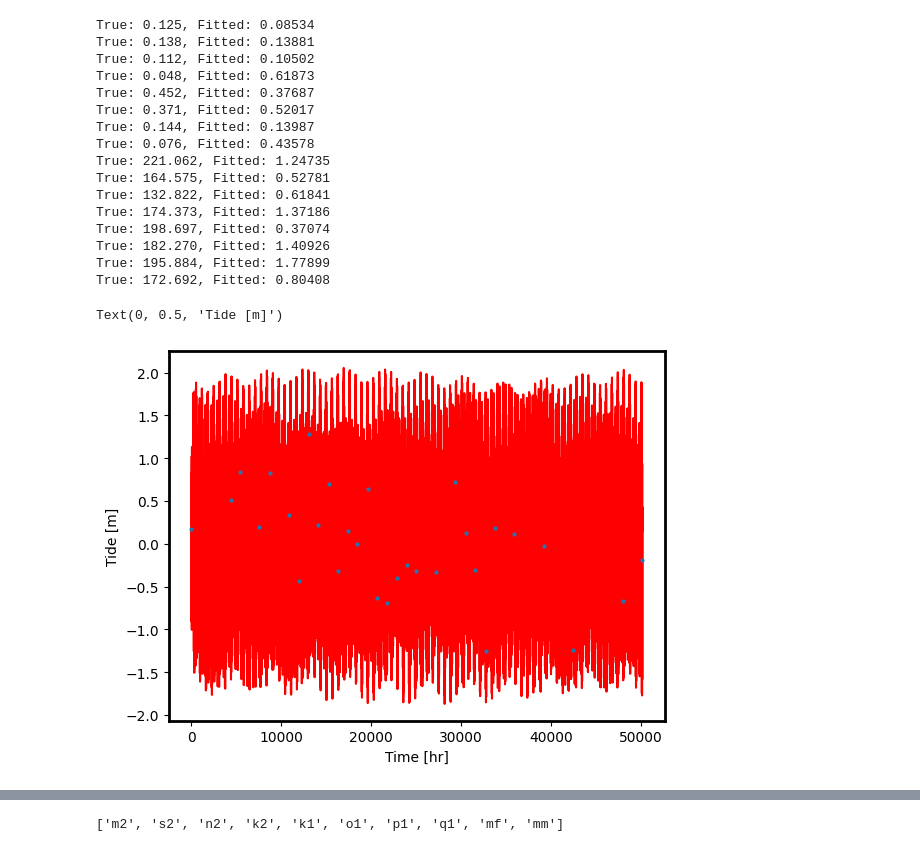
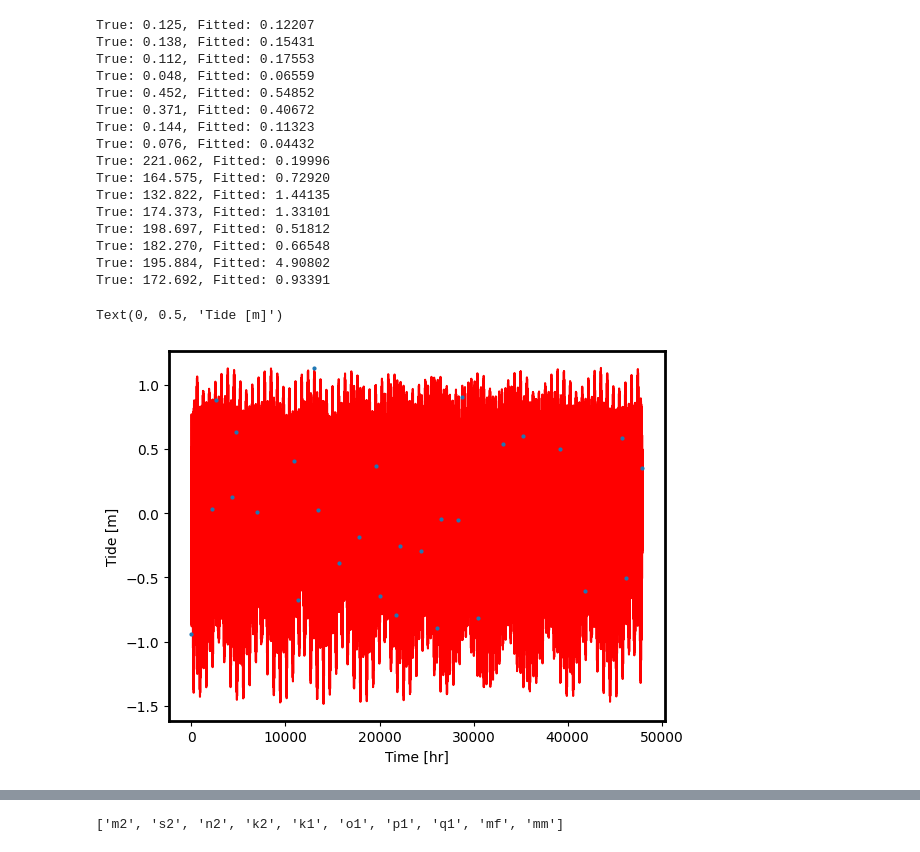
Before and after one commit to zsk4/harmonic-analysis, a Jupyter notebook: notebooks/ha.ipynb, the cells around one changed output, grey strips where cells are left out. Cells and saved outputs as stored; diff of their text form; code cells hidden in the pictures.

```diff
--- a/notebooks/ha.ipynb
+++ b/notebooks/ha.ipynb
@@ -269,6 +371,7 @@ for file in files[:7]:
                 g + "crossing_track_data/tide_ocean"
             ]  # Not ocean_tide as in the ATBD
             data["x_ref_pt"] = fi[g + "crossing_track_data/ref_pt"][:]
+            data["x_dac"] = fi[g + "crossing_track_data/dac"][:]
 
             # Main track data
             data["lat"] = fi[g + "/latitude"][:]  # Latitude [degrees]
@@ -283,5 +386,6 @@ for file in files[:7]:
             time_temp = data["t_ref"] + data["t_dt"]
             data["time"] = Time(time_temp, format="gps").iso  # Convert to readable time
             data["tide"] = fi[g + "/cycle_stats/tide_ocean"][:]  # Tide correction [m]
+            data["dac"] = fi[g + "/cycle_stats/dac"][:]
 
         data_arr.append(data)
@@ -424,0 +750,32 @@ df
+# %%
+# Compare to CATS
+import pyTMD
+
+tide_dir = "/mnt/c/users/ZacharyKatz/Desktop/Research/Background"
+tide_mod = "CATS2008-v2023"
+
+lats = [-81.593, -80.1328]
+lons = [177.335, 179.3671]
+amps = []
+
+for lat, lon in zip(lats, lons):
+    model = pyTMD.io.model(tide_dir, format="netcdf").elevation(tide_mod)
+    constituents = pyTMD.io.OTIS.read_constants(
+        model.grid_file,
+        model.model_file,
+        model.projection,
+        type=model.type,
+        grid=model.format,
+    )
+    c = constituents.fields
+    amp, ph, D = pyTMD.io.OTIS.interpolate_constants(
+        np.atleast_1d(lons),
+        np.atleast_1d(lats),
+        constituents,
+        type=model.type,
+        method="spline",
+        extrapolate=True,
+    )
+    amps.append(amp)
+    for i in range(len(c)):
+        print(f"Constitutent: {c[i]}, Amplitude: {amp[0][i]}, Phase: {ph[0][i]}")
@@ -425,6 +810,11 @@ df
 # %%
+import scipy
+
 t = df["time"].values
-data = df["h_corr_demeaned"].values
+data = df["h_corr"].values - df["dac"].values
+
+
+data = scipy.signal.detrend(data, type="linear")  # Detrend the data
 periods = [constituents[c] for c in constituents]
 
 # From gz05 harmonic analysis
@@ -438,50 +828,50 @@ true_values = [
     0.144,
     0.076,
     221.062,
     164.575,
     132.822,
     174.373,
     198.697,
     182.270,
     195.884,
     172.692,
 ]
 initial_guess = [1, 1, 1, 1, 1, 1, 1, 1, 0, 0, 0, 0, 0, 0, 0, 0]
 fit = least_squares(residuals, initial_guess, args=(t, data, periods))
 
 IS2_MYHA = []
 # Print real and fitted parameters
 for true, fitted in zip(true_values, fit.x):
     fitted = np.abs(fitted)
     print(f"True: {true:.3f}, Fitted: {fitted:.5f}")
     IS2_MYHA.append(fitted)
 
 fig, ax = plt.subplots()
 ax.scatter(t, data, s=4)
 fit_times = np.arange(0, df["time"].iloc[-1], 0.1)
 fit_tide = tide_model(fit_times, periods, fit.x)
 ax.plot(fit_times, fit_tide, color="red", zorder=0)
 ax.set_xlabel("Time [hr]")
 ax.set_ylabel("Tide [m]")
 # %% [output]
-True: 0.125, Fitted: 0.08534
-True: 0.138, Fitted: 0.13881
-True: 0.112, Fitted: 0.10502
-True: 0.048, Fitted: 0.61873
-True: 0.452, Fitted: 0.37687
-True: 0.371, Fitted: 0.52017
-True: 0.144, Fitted: 0.13987
-True: 0.076, Fitted: 0.43578
-True: 221.062, Fitted: 1.24735
-True: 164.575, Fitted: 0.52781
-True: 132.822, Fitted: 0.61841
-True: 174.373, Fitted: 1.37186
-True: 198.697, Fitted: 0.37074
-True: 182.270, Fitted: 1.40926
-True: 195.884, Fitted: 1.77899
-True: 172.692, Fitted: 0.80408
+True: 0.125, Fitted: 0.12207
+True: 0.138, Fitted: 0.15431
+True: 0.112, Fitted: 0.17553
+True: 0.048, Fitted: 0.06559
+True: 0.452, Fitted: 0.54852
+True: 0.371, Fitted: 0.40672
+True: 0.144, Fitted: 0.11323
+True: 0.076, Fitted: 0.04432
+True: 221.062, Fitted: 0.19996
+True: 164.575, Fitted: 0.72920
+True: 132.822, Fitted: 1.44135
+True: 174.373, Fitted: 1.33101
+True: 198.697, Fitted: 0.51812
+True: 182.270, Fitted: 0.66548
+True: 195.884, Fitted: 4.90802
+True: 172.692, Fitted: 0.93391
 Text(0, 0.5, 'Tide [m]')
-[figure, old version]
+[figure, new version]
 # %%
 # Utide analysis
 t = df["time"].values
```
Also changed, not shown: parts of 34 cells of this notebook, 6 other files.
